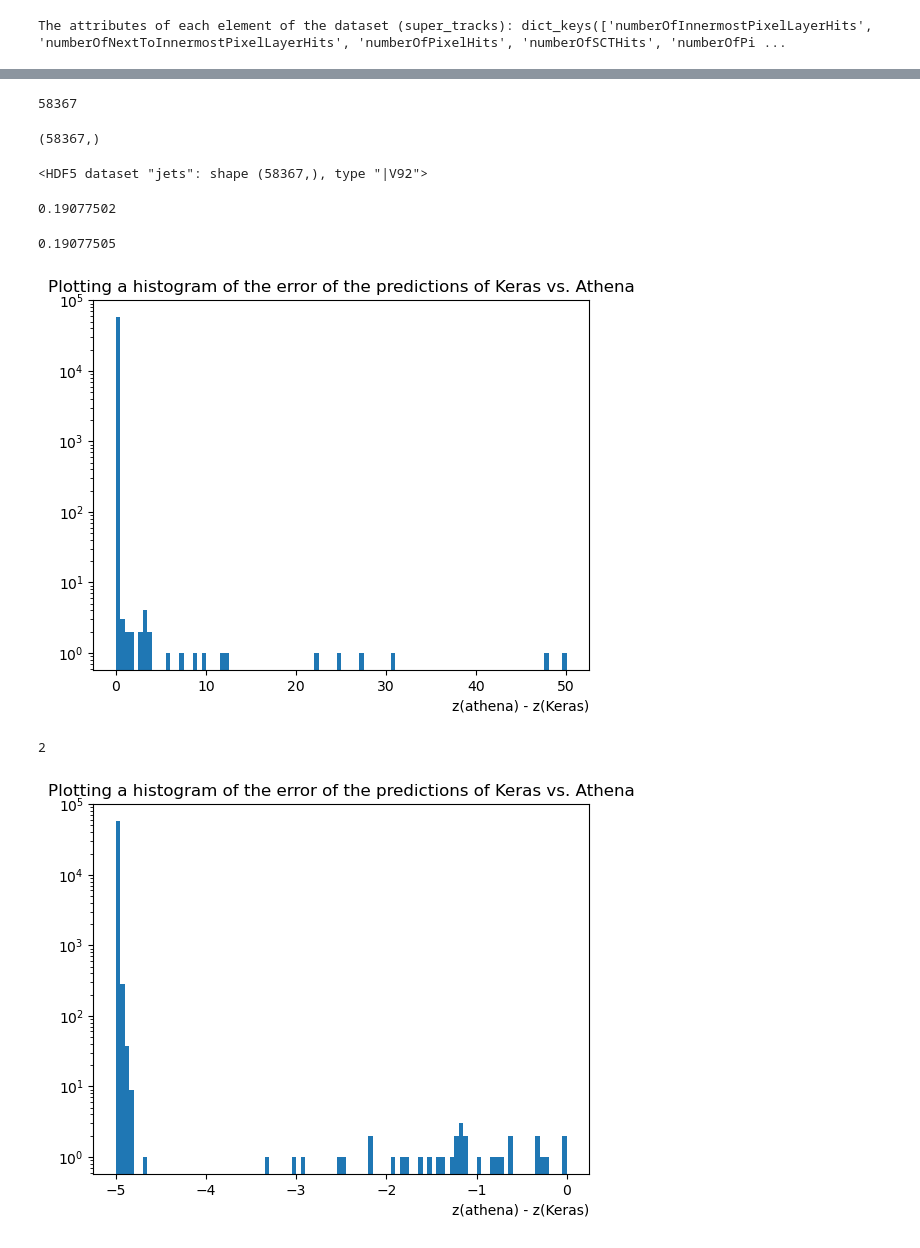
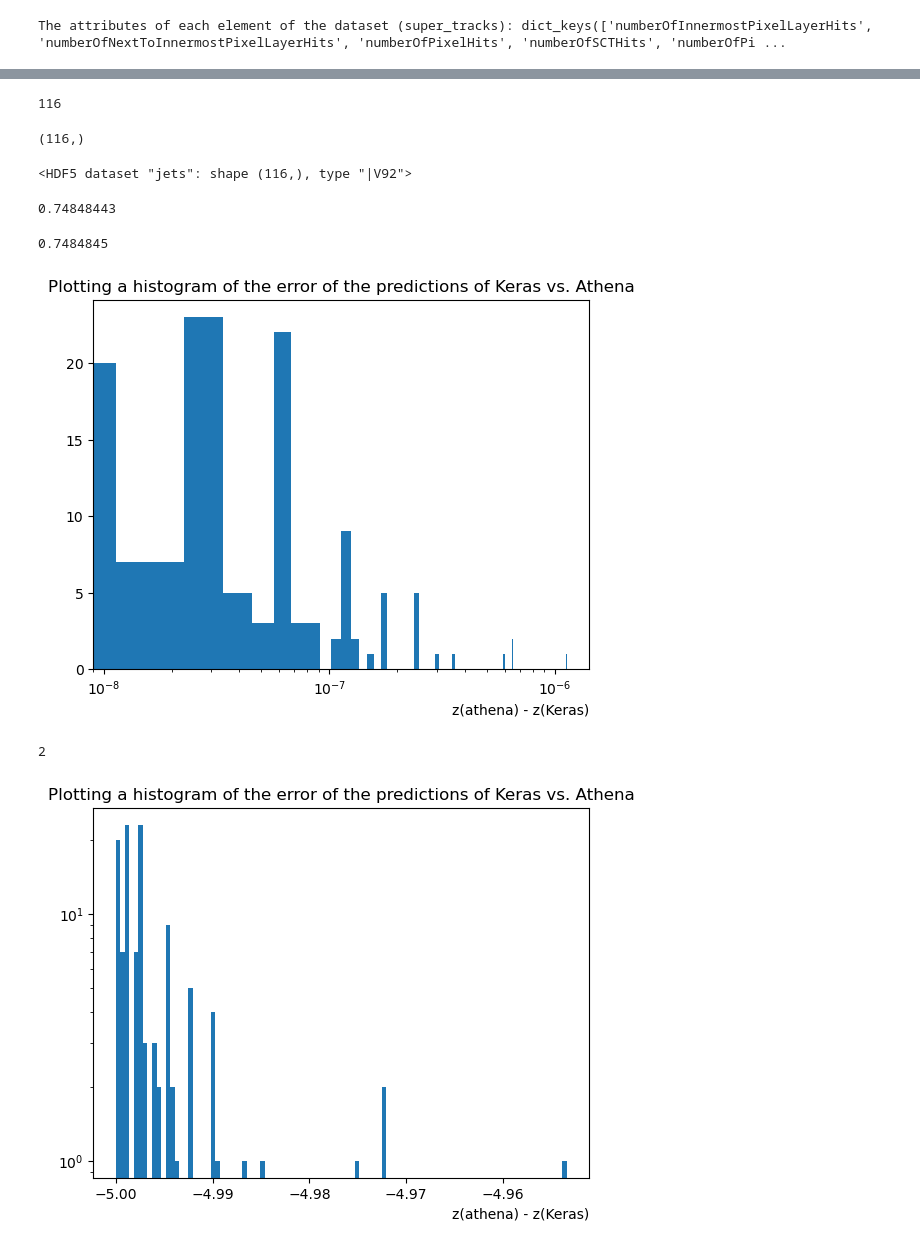
Before and after one commit to abdelllrazekkk/DIPZ_Workflow, a Jupyter notebook: Using_DIPZ.ipynb, the cells around one changed output, grey strips where cells are left out. Saved outputs shown, nothing was run; the diff lists cells and outputs as text; code cells hidden in the pictures.

```diff
--- a/Using_DIPZ.ipynb
+++ b/Using_DIPZ.ipynb
@@ -138,7 +138,6 @@ def get_dataset(h5file_path, config, mask_value, take_first=False):
 
     return jet_array, track_array, target_array
 
-
 # A function that predicts the output, produces target arrays and returns them
 def dump_prediction(model, jet_inputs, track_inputs, targets):
     pred = model.predict([jet_inputs, track_inputs])
@@ -155,9 +154,9 @@ def run(z, zhat, widths, sigma):
     mask_value = MASK_VALUE
     config = get_config("./regress.json")
     model = get_model(config, mask_value=mask_value)
-    model.load_weights('outputs/weights.h5')
+    model.load_weights('../weights (1).h5')
     jet_inputs, track_inputs, targets = get_dataset(
-    "../output_latest_with_counter.h5", config, mask_value)
+    "../TDD/run/output.h5", config, mask_value)
     z, zhat, widths, sigma = dump_prediction(model, jet_inputs, track_inputs, targets)
     return z, zhat, widths, sigma
 # %%
@@ -305,7 +297,7 @@ import numpy as np
 import math
 # %%
 #Opening the HDF5 File
-input_file = "../output_latest_with_counter.h5"
+input_file = "../TDD/run/output.h5"
 data = File(input_file, 'r')
 # %%
 #Accessing the 'Jets' Dataset
@@ -353,40 +369,40 @@ print(np.sum(jets['n_super_tracks'] > 40))
 # %%
 print(len(jets))
 # %% [output]
-58367
+116
 # %%
 print(z.shape)
 # %% [output]
-(58367,)
+(116,)
 # %%
 print(jets)
 # %% [output]
-<HDF5 dataset "jets": shape (58367,), type "|V92">
+<HDF5 dataset "jets": shape (116,), type "|V92">
 # %%
 print(z[0])
 # %% [output]
-0.19077502
+0.74848443
 # %%
-print(jets['dipz_z'][0])
+print(jets['dipz20230223_z'][0])
 # %% [output]
-0.19077505
+0.7484845
 # %%
-plt.hist(np.abs(jets['dipz_z']-z) * 50, bins=100)
-plt.yscale('log')
+plt.hist(np.abs(jets['dipz20230223_z']-z), bins=100)
+plt.xscale('log')
 plt.title('Plotting a histogram of the error of the predictions of Keras vs. Athena')
 plt.xlabel("z(athena) - z(Keras)", loc='right')
 plt.show()
 # %% [output]
-[figure, old version]
+[figure, new version]
 # %%
 سين = 2
 print(سين)
-plt.hist(np.log10(np.abs(jets['dipz_z']-z) + 10**-5), bins=100)
+plt.hist(np.log10(np.abs(jets['dipz20230223_z']-z) + 10**-5), bins=100)
 plt.yscale('log')
 plt.title('Plotting a histogram of the error of the predictions of Keras vs. Athena')
 plt.xlabel("z(athena) - z(Keras)", loc='right')
 plt.show()
 # %% [output]
 2
-[figure, old version]
+[figure, new version]
 # %%
```
Also changed, not shown: parts of 32 cells of this notebook, 3 other files.
